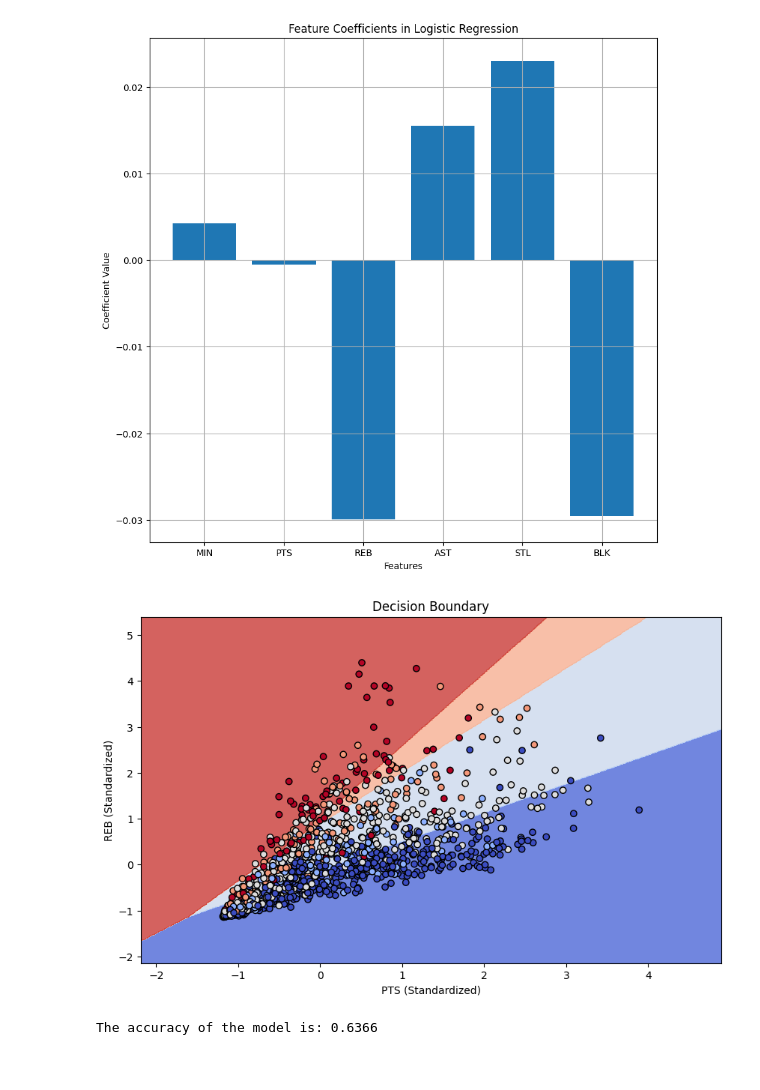
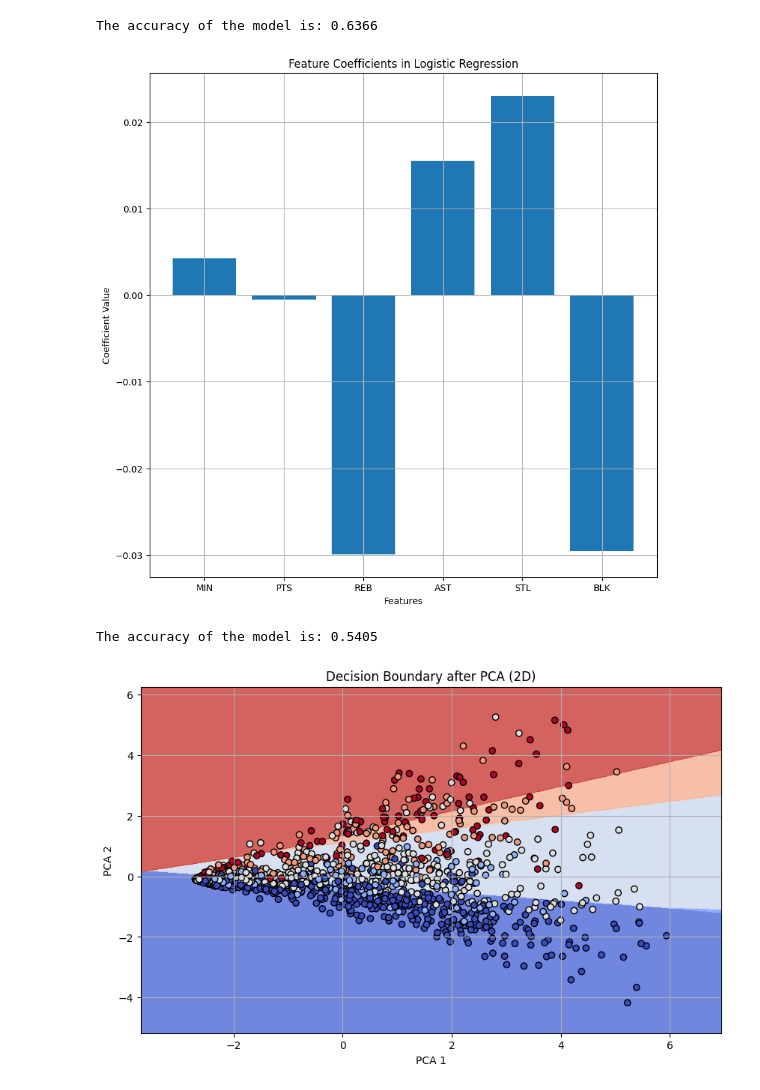
Before and after one commit to epochsummer/Prediction-of-players-position-usingML, a Jupyter notebook: Logistic_Regression.ipynb, the cells around one changed output. Cells and saved outputs as stored; diff of their text form; code cells hidden in the pictures.

```diff
--- a/Logistic_Regression.ipynb
+++ b/Logistic_Regression.ipynb
@@ -30,62 +30,67 @@ model.fit(X_train, y_train)
 y_prec = model.predict(X_test)
 accuracy = accuracy_score(y_test, y_prec)
 
+print(f"The accuracy of the model is: {accuracy:.4f}")
+
+
 # Making a model between coefficient value and features
 coefficients = model.coef_[0]  # To make the graph 1d
 feature_names = X.columns
 
 plt.figure(figsize=(10,10))
 plt.bar(feature_names, coefficients)
 plt.title('Feature Coefficients in Logistic Regression')
 plt.xlabel('Features')
 plt.ylabel('Coefficient Value')
 plt.grid(True)
 plt.show()
 
-#
-# 1. 데이터 준비
-X = season_stats[['PTS', 'REB']]  # 예시로 2개만
-y = season_stats["position_number"]  # 여기 고쳤음!!
+# 1. 데이터 불러오기
+season_stats = pd.read_csv("players_stats_by_season_with_position.csv")
 
-# 2. 스케일링
+
+# 2. Input/Output 설정
+X = season_stats[['MIN', 'PTS', 'REB', 'AST', 'STL', 'BLK']]
+y = season_stats['position_number'].astype(float)
+
+# 3. 스케일링 (표준화)
 scaler = StandardScaler()
 X_scaled = scaler.fit_transform(X)
 
-# 3. train/test 분리
-X_train, X_test, y_train, y_test = train_test_split(X_scaled, y, test_size=0.2, random_state=42)
+# 4. PCA로 2D 차원 축소
+pca = PCA(n_components=2)
+X_pca = pca.fit_transform(X_scaled)
 
-# 4. 모델 학습
+# 5. Train/Test Split
+X_train, X_test, y_train, y_test = train_test_split(X_pca, y, test_size=0.2, random_state=42)
+
+# 6. 모델 학습
 model = LogisticRegression(max_iter=5000, solver='saga', penalty='elasticnet', l1_ratio=0.5)
 model.fit(X_train, y_train)
 
-# 5. 메쉬그리드
-import numpy as np
-import matplotlib.pyplot as plt
+# 7. 예측 및 정확도
+y_pred = model.predict(X_test)
+accuracy = accuracy_score(y_test, y_pred)
+print(f"The accuracy of the model is: {accuracy:.4f}")
 
+# 8. Decision Boundary 그리기
 x_min, x_max = X_train[:, 0].min() - 1, X_train[:, 0].max() + 1
 y_min, y_max = X_train[:, 1].min() - 1, X_train[:, 1].max() + 1
 xx, yy = np.meshgrid(np.linspace(x_min, x_max, 500),
                      np.linspace(y_min, y_max, 500))
-
 Z = model.predict(np.c_[xx.ravel(), yy.ravel()])
-Z = Z.astype(float)  # 혹시 모를 오류 대비
 Z = Z.reshape(xx.shape)
 
-# 6. Plot
 plt.figure(figsize=(10,6))
 plt.contourf(xx, yy, Z, alpha=0.8, cmap=plt.cm.coolwarm)
-plt.scatter(X_train[:, 0], X_train[:, 1], c=y_train, edgecolors='k', cmap=plt.cm.coolwarm)
-plt.xlabel('PTS (Standardized)')
-plt.ylabel('REB (Standardized)')
-plt.title('Decision Boundary')
+plt.scatter(X_train[:, 0], X_train[:, 1], c=y_train.astype(float), edgecolors='k', cmap=plt.cm.coolwarm)
+plt.title('Decision Boundary after PCA (2D)')
+plt.xlabel('PCA 1')
+plt.ylabel('PCA 2')
+plt.grid(True)
 plt.show()
-
-
-
-
-
-print(f"The accuracy of the model is: {accuracy:.4f}")
 # %% [output]
+The accuracy of the model is: 0.6366
 [figure]
+The accuracy of the model is: 0.5405
-[figure, old version]
+[figure, new version]
-The accuracy of the model is: 0.6366
```
